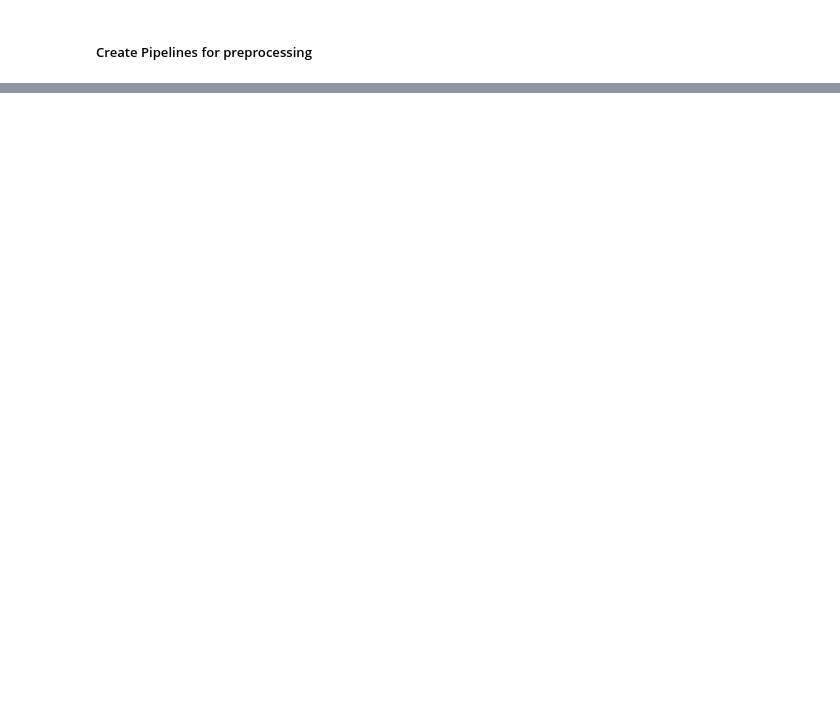
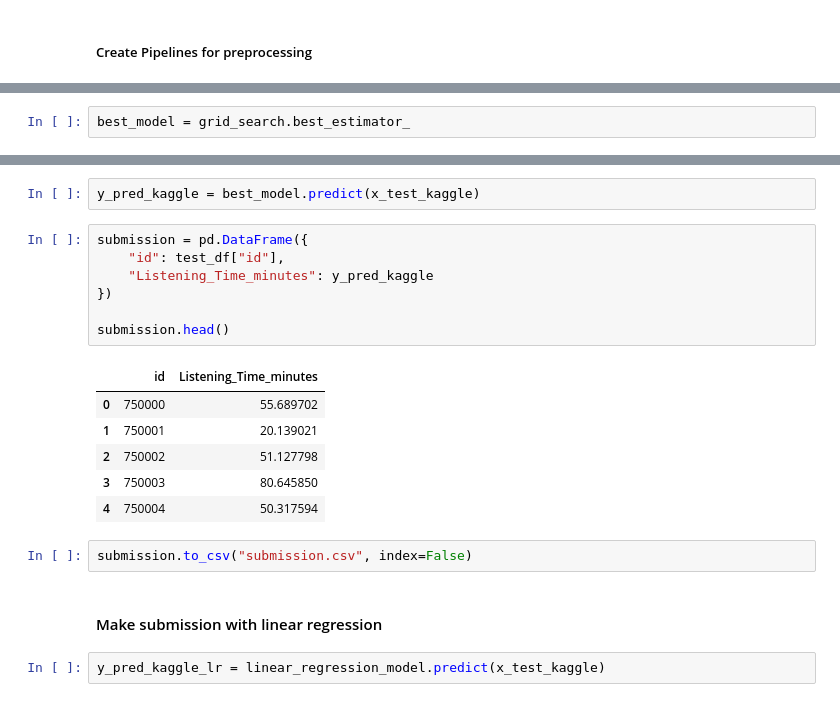
Before and after one commit to Fluuvys/Podcast-Listening-Time-Prediction, a Jupyter notebook: Podcast Listening Time.ipynb, the cells around one changed output, grey strips where cells are left out. Saved outputs shown, nothing was run; the diff lists cells and outputs as text; blank space fills up the shorter version.

```diff
--- a/Podcast Listening Time.ipynb
+++ b/Podcast Listening Time.ipynb
@@ -195,0 +305,2 @@ ord_transformer = Pipeline(steps= [("encoder", OrdinalEncoder())])
+# %%
+best_model = grid_search.best_estimator_
@@ -195,0 +336,22 @@ ord_transformer = Pipeline(steps= [("encoder", OrdinalEncoder())])
+# %%
+y_pred_kaggle = best_model.predict(x_test_kaggle)
+# %%
+submission = pd.DataFrame({
+    "id": test_df["id"],
+    "Listening_Time_minutes": y_pred_kaggle
+})
+
+submission.head()
+# %% [output]
+|  | id | Listening_Time_minutes |
+| 0 | 750000 | 55.689702 |
+| 1 | 750001 | 20.139021 |
+| 2 | 750002 | 51.127798 |
+| 3 | 750003 | 80.645850 |
+| 4 | 750004 | 50.317594 |
+# %%
+submission.to_csv("submission.csv", index=False)
+# %% [markdown]
+#### Make submission with linear regression
+# %%
+y_pred_kaggle_lr = linear_regression_model.predict(x_test_kaggle)
```
Also changed, not shown: parts of 18 cells of this notebook, 3 other files.
